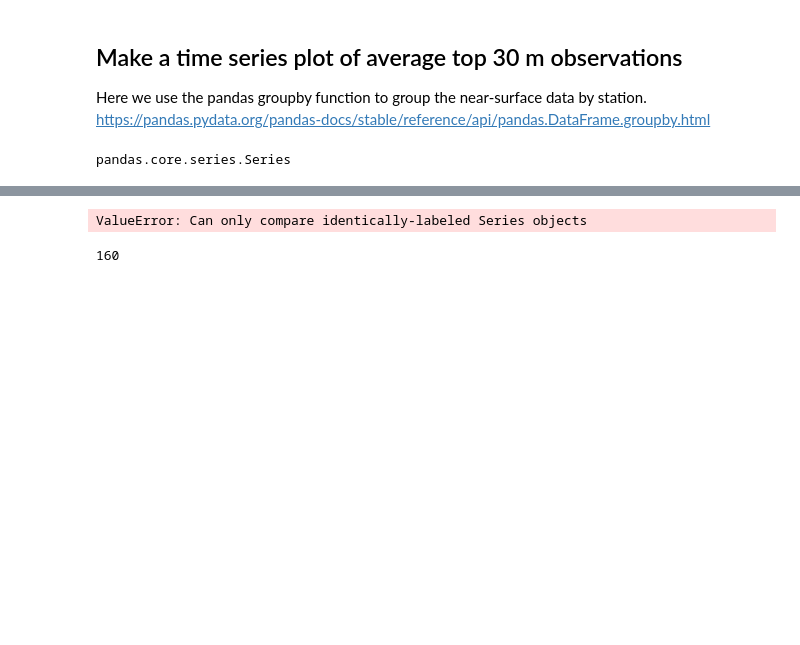
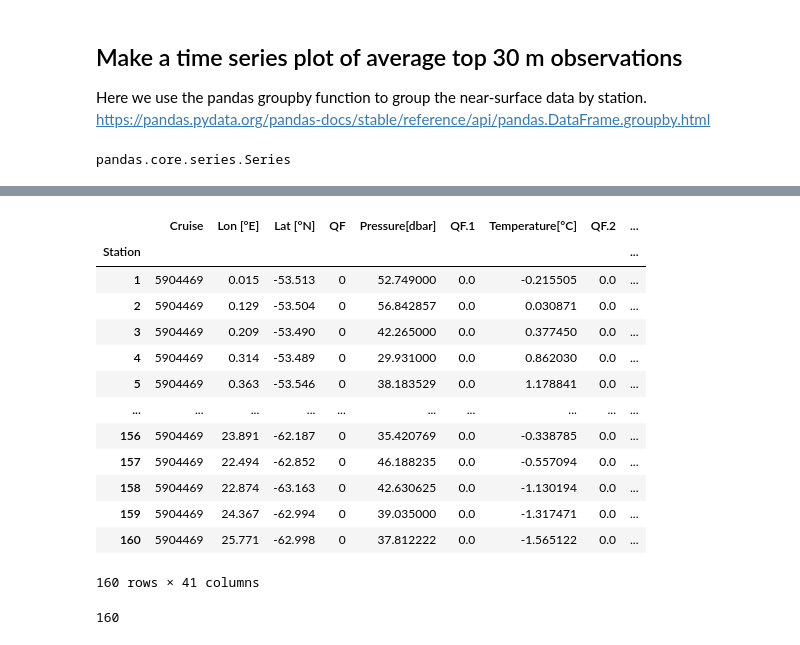
Before and after one commit to ognancy4life/OBD_Lab, a Jupyter notebook: OBD_SOCCOM_MixedLayerDecomposition.ipynb, the cells around one changed output, grey strips where cells are left out. Saved outputs shown, nothing was run; the diff lists cells and outputs as text; code cells hidden in the pictures; blank space fills up the shorter version.

```diff
--- a/OBD_SOCCOM_MixedLayerDecomposition.ipynb
+++ b/OBD_SOCCOM_MixedLayerDecomposition.ipynb
@@ -307,9 +346,8 @@ pandas.core.series.Series
 # %%
 # Need to work on this loop to use actual MLD instead of 30 m for averaging
 # I also tried other options and got errors about things being mutable...
-for station in MLD['Station'].unique():
-    stationMLD=MLD['MLD'].loc[(MLD['Station']==station)]
-    mask=flt.loc[(flt['Station']==station),(flt['Pressure[dbar]']<stationMLD)]
+fltSurf=pd.DataFrame()
+for station in MLD['Station']:
+    stationMLD=MLD.MLD[MLD.Station==station].values[0]
+    mask=(flt['Station']==station) & (flt['Pressure[dbar]']<stationMLD)
     fltSurf=fltSurf.append(flt[mask])
-# %% [output]
-ValueError: Can only compare identically-labeled Series objects
@@ -319,3 +354,21 @@ fltSurfByStn=fltSurf.groupby('Station').mean()
+# %%
+fltSurfByStn=fltSurf.groupby('Station').mean()
+fltSurfByStn
+# %% [output]
+|  | Cruise | Lon [°E] | Lat [°N] | QF | Pressure[dbar] | QF.1 | Temperature[°C] | QF.2 | ... |
+| Station |  |  |  |  |  |  |  |  | ... |
+| 1 | 5904469 | 0.015 | -53.513 | 0 | 52.749000 | 0.0 | -0.215505 | 0.0 | ... |
+| 2 | 5904469 | 0.129 | -53.504 | 0 | 56.842857 | 0.0 | 0.030871 | 0.0 | ... |
+| 3 | 5904469 | 0.209 | -53.490 | 0 | 42.265000 | 0.0 | 0.377450 | 0.0 | ... |
+| 4 | 5904469 | 0.314 | -53.489 | 0 | 29.931000 | 0.0 | 0.862030 | 0.0 | ... |
+| 5 | 5904469 | 0.363 | -53.546 | 0 | 38.183529 | 0.0 | 1.178841 | 0.0 | ... |
+| ... | ... | ... | ... | ... | ... | ... | ... | ... | ... |
+| 156 | 5904469 | 23.891 | -62.187 | 0 | 35.420769 | 0.0 | -0.338785 | 0.0 | ... |
+| 157 | 5904469 | 22.494 | -62.852 | 0 | 46.188235 | 0.0 | -0.557094 | 0.0 | ... |
+| 158 | 5904469 | 22.874 | -63.163 | 0 | 42.630625 | 0.0 | -1.130194 | 0.0 | ... |
+| 159 | 5904469 | 24.367 | -62.994 | 0 | 39.035000 | 0.0 | -1.317471 | 0.0 | ... |
+| 160 | 5904469 | 25.771 | -62.998 | 0 | 37.812222 | 0.0 | -1.565122 | 0.0 | ... |
+160 rows × 41 columns
 # %%
 # Groupby doesn't work on datetime column so it was dropped. We need to make a datetime array to be used with plotting
 fltdates=[]
```
Also changed, not shown: parts of 12 cells of this notebook, 1 other file.
